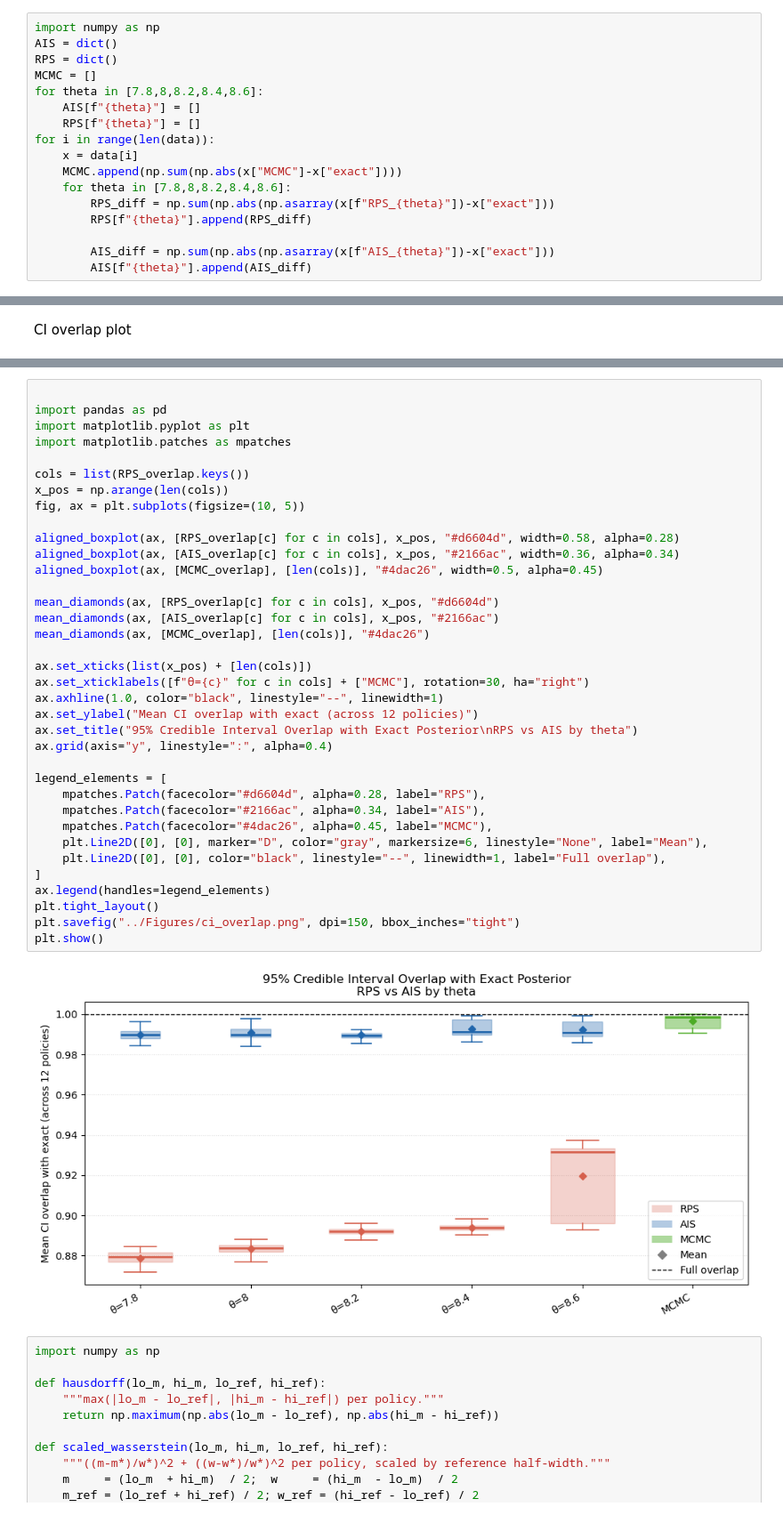
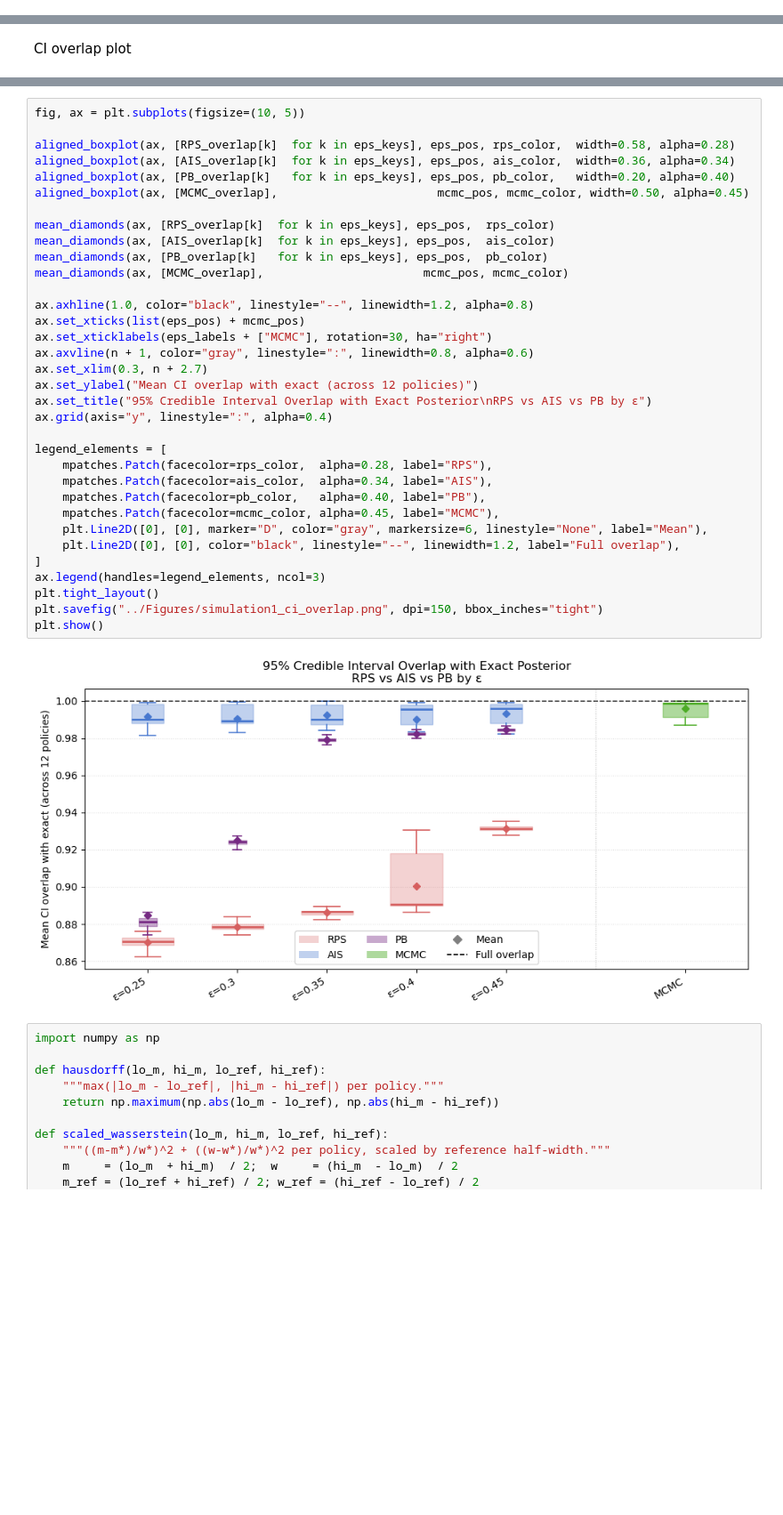
Before and after one commit to fyy2025/RHS-X, a Jupyter notebook: Code/simulation1.ipynb, the cells around one changed output, grey strips where cells are left out. Shown at 89% size. Cells and saved outputs as stored; diff of their text form; blank space fills up the shorter version.

```diff
--- a/Code/simulation1.ipynb
+++ b/Code/simulation1.ipynb
@@ -255,17 +184,0 @@ for i in range(len(data)):
-# %%
-import numpy as np
-AIS = dict()
-RPS = dict()
-MCMC = []
-for theta in [7.8,8,8.2,8.4,8.6]:
-    AIS[f"{theta}"] = []
-    RPS[f"{theta}"] = []
-for i in range(len(data)):
-    x = data[i]
-    MCMC.append(np.sum(np.abs(x["MCMC"]-x["exact"])))
-    for theta in [7.8,8,8.2,8.4,8.6]:
-        RPS_diff = np.sum(np.abs(np.asarray(x[f"RPS_{theta}"])-x["exact"]))
-        RPS[f"{theta}"].append(RPS_diff)
-
-        AIS_diff = np.sum(np.abs(np.asarray(x[f"AIS_{theta}"])-x["exact"]))
-        AIS[f"{theta}"].append(AIS_diff)
@@ -302,41 +211,39 @@ for x in data:
 # %%
-
-import pandas as pd
-import matplotlib.pyplot as plt
-import matplotlib.patches as mpatches
-
-cols = list(RPS_overlap.keys())
-x_pos = np.arange(len(cols))
 fig, ax = plt.subplots(figsize=(10, 5))
 
-aligned_boxplot(ax, [RPS_overlap[c] for c in cols], x_pos, "#d6604d", width=0.58, alpha=0.28)
-aligned_boxplot(ax, [AIS_overlap[c] for c in cols], x_pos, "#2166ac", width=0.36, alpha=0.34)
-aligned_boxplot(ax, [MCMC_overlap], [len(cols)], "#4dac26", width=0.5, alpha=0.45)
+aligned_boxplot(ax, [RPS_overlap[k]  for k in eps_keys], eps_pos, rps_color,  width=0.58, alpha=0.28)
+aligned_boxplot(ax, [AIS_overlap[k]  for k in eps_keys], eps_pos, ais_color,  width=0.36, alpha=0.34)
+aligned_boxplot(ax, [PB_overlap[k]   for k in eps_keys], eps_pos, pb_color,   width=0.20, alpha=0.40)
+aligned_boxplot(ax, [MCMC_overlap],                       mcmc_pos, mcmc_color, width=0.50, alpha=0.45)
 
-mean_diamonds(ax, [RPS_overlap[c] for c in cols], x_pos, "#d6604d")
-mean_diamonds(ax, [AIS_overlap[c] for c in cols], x_pos, "#2166ac")
-mean_diamonds(ax, [MCMC_overlap], [len(cols)], "#4dac26")
+mean_diamonds(ax, [RPS_overlap[k]  for k in eps_keys], eps_pos,  rps_color)
+mean_diamonds(ax, [AIS_overlap[k]  for k in eps_keys], eps_pos,  ais_color)
+mean_diamonds(ax, [PB_overlap[k]   for k in eps_keys], eps_pos,  pb_color)
+mean_diamonds(ax, [MCMC_overlap],                       mcmc_pos, mcmc_color)
 
-ax.set_xticks(list(x_pos) + [len(cols)])
-ax.set_xticklabels([f"θ={c}" for c in cols] + ["MCMC"], rotation=30, ha="right")
-ax.axhline(1.0, color="black", linestyle="--", linewidth=1)
+ax.axhline(1.0, color="black", linestyle="--", linewidth=1.2, alpha=0.8)
+ax.set_xticks(list(eps_pos) + mcmc_pos)
+ax.set_xticklabels(eps_labels + ["MCMC"], rotation=30, ha="right")
+ax.axvline(n + 1, color="gray", linestyle=":", linewidth=0.8, alpha=0.6)
+ax.set_xlim(0.3, n + 2.7)
 ax.set_ylabel("Mean CI overlap with exact (across 12 policies)")
-ax.set_title("95% Credible Interval Overlap with Exact Posterior\nRPS vs AIS by theta")
+ax.set_title("95% Credible Interval Overlap with Exact Posterior\nRPS vs AIS vs PB by ε")
 ax.grid(axis="y", linestyle=":", alpha=0.4)
 
 legend_elements = [
-    mpatches.Patch(facecolor="#d6604d", alpha=0.28, label="RPS"),
-    mpatches.Patch(facecolor="#2166ac", alpha=0.34, label="AIS"),
-    mpatches.Patch(facecolor="#4dac26", alpha=0.45, label="MCMC"),
+    mpatches.Patch(facecolor=rps_color,  alpha=0.28, label="RPS"),
+    mpatches.Patch(facecolor=ais_color,  alpha=0.34, label="AIS"),
+    mpatches.Patch(facecolor=pb_color,   alpha=0.40, label="PB"),
+    mpatches.Patch(facecolor=mcmc_color, alpha=0.45, label="MCMC"),
     plt.Line2D([0], [0], marker="D", color="gray", markersize=6, linestyle="None", label="Mean"),
-    plt.Line2D([0], [0], color="black", linestyle="--", linewidth=1, label="Full overlap"),
+    plt.Line2D([0], [0], color="black", linestyle="--", linewidth=1.2, label="Full overlap"),
 ]
-ax.legend(handles=legend_elements)
+ax.legend(handles=legend_elements, ncol=3)
 plt.tight_layout()
-plt.savefig("../Figures/ci_overlap.png", dpi=150, bbox_inches="tight")
+plt.savefig("../Figures/simulation1_ci_overlap.png", dpi=150, bbox_inches="tight")
 plt.show()
 # %% [output]
-[figure, old version]
+[figure, new version]
 # %%
 import numpy as np
 
```
Also changed, not shown: parts of 10 cells of this notebook, 3 other files.
